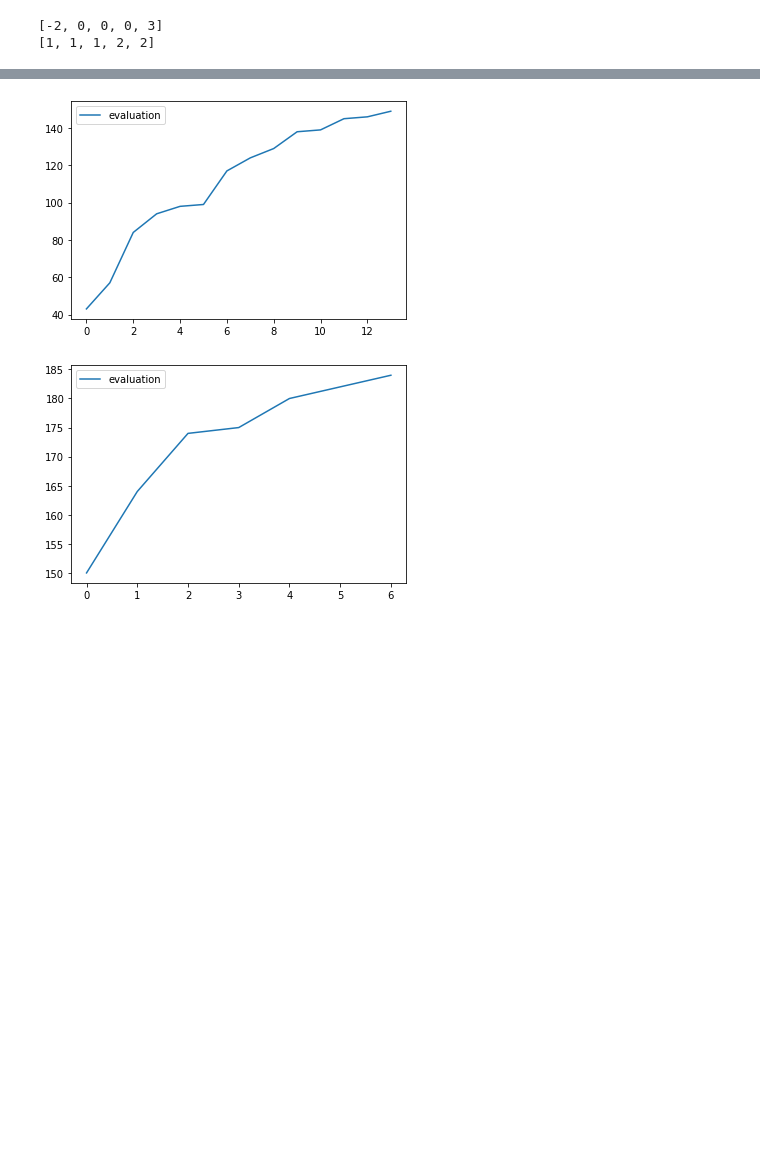
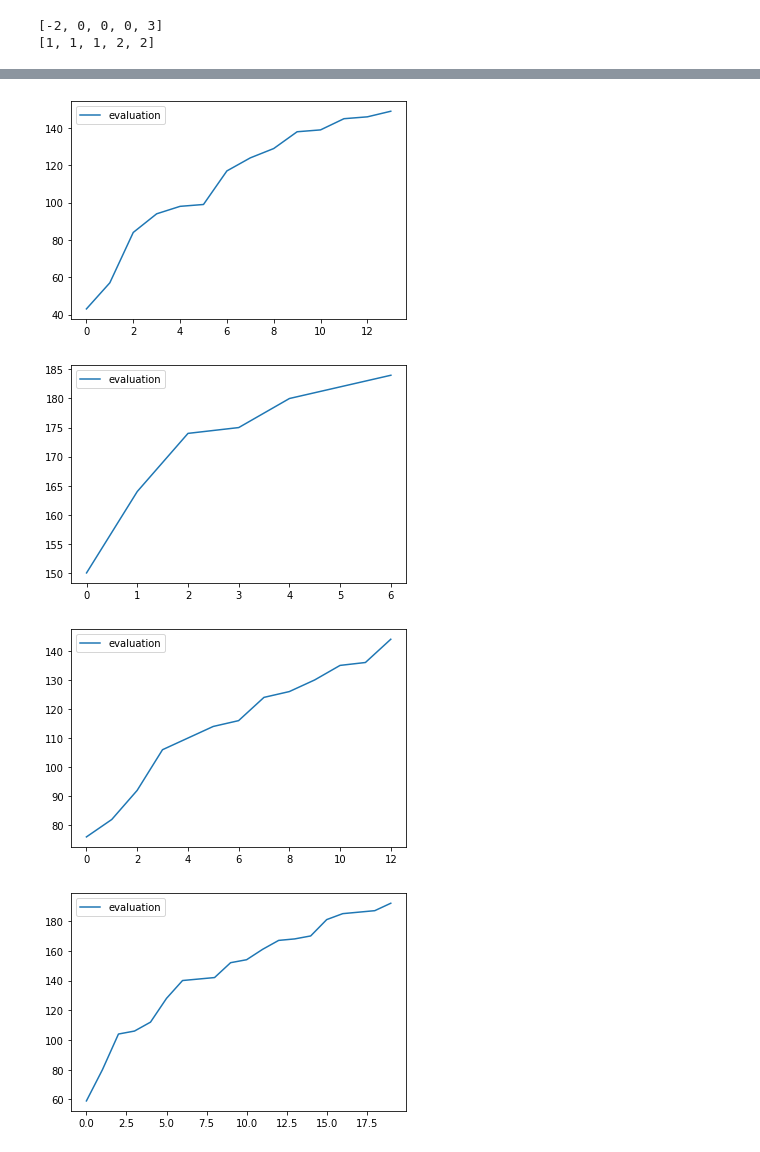
Before and after one commit to JoaoAMarinho/FEUP-IA, a Jupyter notebook: src/tests.ipynb, the cells around one changed output, grey strips where cells are left out. Cells and saved outputs as stored; diff of their text form; code cells hidden in the pictures; blank space fills up the shorter version.

```diff
--- a/src/tests.ipynb
+++ b/src/tests.ipynb
@@ -43,19 +47,21 @@ for i in range(1, 4, 1):
 # %%
 import pandas as pd
 import json
 
-for i in range(1, 4, 1):
+for i in range(1, 6, 1):
     file = '../tabu_search_'+str(i)+'.json'
     with open(file) as file:
         genetic = json.load(file)
 
         df = pd.DataFrame(genetic['data'])
 
         df.plot(y='evaluation')
 # %% [output]
 [figure]
 [figure]
 [figure]
+[figure, added]
+[figure, added]
 # %%
 import pandas as pd
 import json
```
Also changed, not shown: parts of 3 cells of this notebook, 9 other files.
